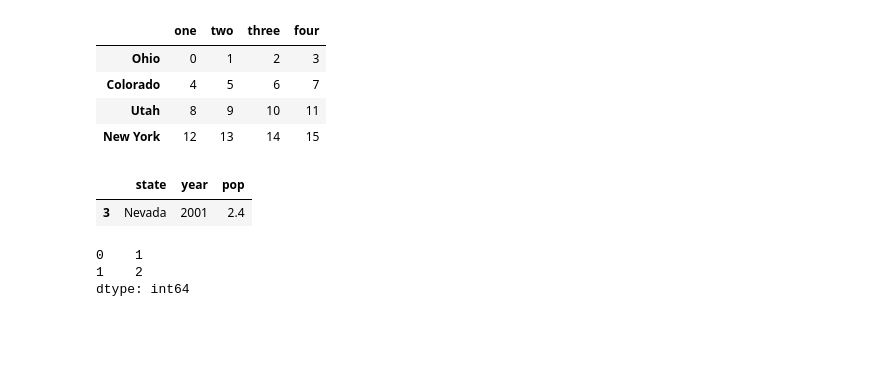
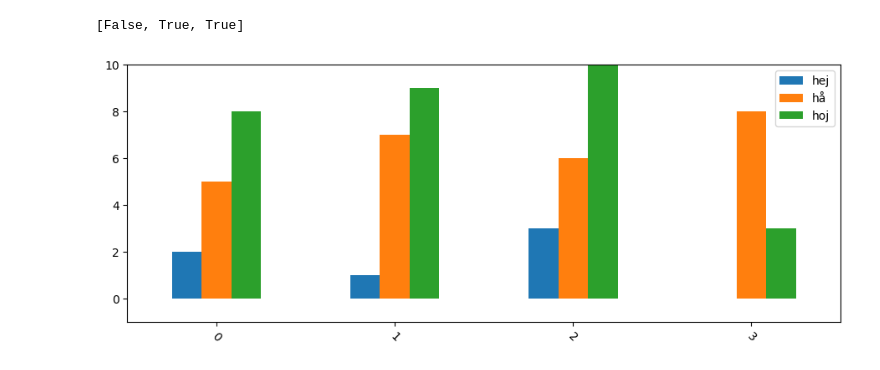
Before and after one commit to LiamC888/SU-MT4007, a Jupyter notebook: test.ipynb, the cells around one changed output. Drawn from its saved outputs; the diff is of its cells as text; code cells hidden in the pictures; blank space fills up the shorter version.

```diff
--- a/test.ipynb
+++ b/test.ipynb
@@ -32,14 +0,0 @@ Name: state, dtype: object
-# %%
-data = pd.DataFrame(np.arange(16).reshape((4, 4)),index=["Ohio", "Colorado", "Utah", "New York"], columns=["one", "two", "three", "four"])
-data
-# %% [output]
-|  | one | two | three | four |
-| Ohio | 0 | 1 | 2 | 3 |
-| Colorado | 4 | 5 | 6 | 7 |
-| Utah | 8 | 9 | 10 | 11 |
-| New York | 12 | 13 | 14 | 15 |
-# %%
-df1[df1['pop']==2.4]
-# %% [output]
-|  | state | year | pop |
-| 3 | Nevada | 2001 | 2.4 |
@@ -49,6 +1,55 @@ obj2 = pd.Series([1, 2, 3], index=["a", "b", "c"])
-# %%
-obj1.loc[obj1<3]
-# %% [output]
-0    1
-1    2
-dtype: int64
+# %%
+import pandas as pd
+s1 = pd.Series([1,2,3,4])
+s2 = pd.Series([5,6,7])
+s3 = pd.Series([8,9,10,11])
+
+keys1 = ["a", "b", "c"]
+values1 = [1, 2, 3]
+
+
+keys2 = ["s","t","u"]
+values2 = [5,6,7]
+
+
+keys3 = ["a","b","c","d"]
+values3 = [8,9,10,11]
+
+
+lista = [keys1, values1, keys2, values2, keys3, values3]
+
+df = pd.DataFrame(lista, columns = ["s","t","u","v"])
+index1 = pd.Index(["foo", "foo", "bar", "bar","a","b"])
+index2 = pd.Index(["a","b","c","d"])
+
+list(map(lambda x : x>1, values1))
+# %% [output]
+[False, True, True]
+# %%
+import pandas as pd
+import matplotlib.pyplot as plt
+s1 = pd.Series([1,2,3,4])
+s2 = pd.Series([5,6,7])
+s3 = pd.Series([8,9,10,11])
+
+dict1 = {"hej":s1, "hå":s2, "hoj":s3}
+
+df=pd.DataFrame(dict1)
+
+
+s1 = pd.Series([2,1,3,0])
+s2 = pd.Series([5,7,6,8])
+s3 = pd.Series([8,9,10,3])
+
+dict1 = {"hej":s1, "hå":s2, "hoj":s3}
+
+df1=pd.DataFrame(dict1)
+
+df1
+fig,ax = plt.subplots(figsize=(11,4)) #To change the size of the plot
+df1.plot(ax=ax, kind="bar")
+plt.ylim(-1,10) #To zoom in on the tops of the bars
+plt.xticks(rotation=315) #rotating the titles
+plt.show()
+# %% [output]
+[figure, added]
```
Also changed, not shown: parts of 10 cells of this notebook, 4 other files.
